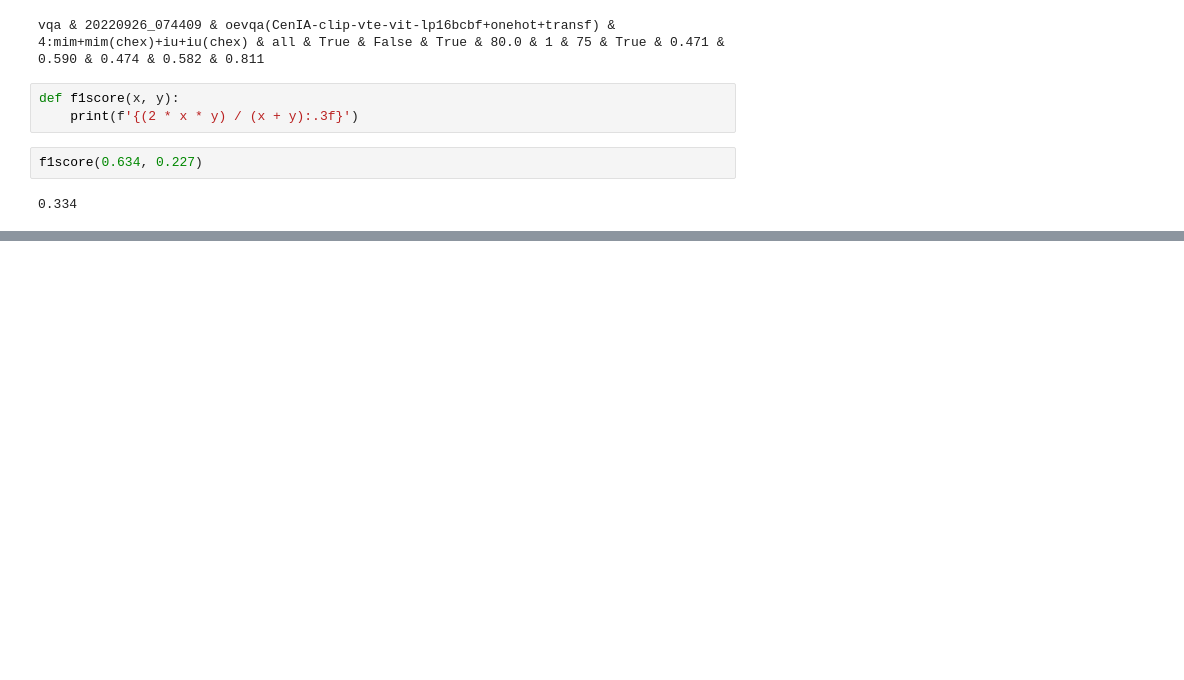
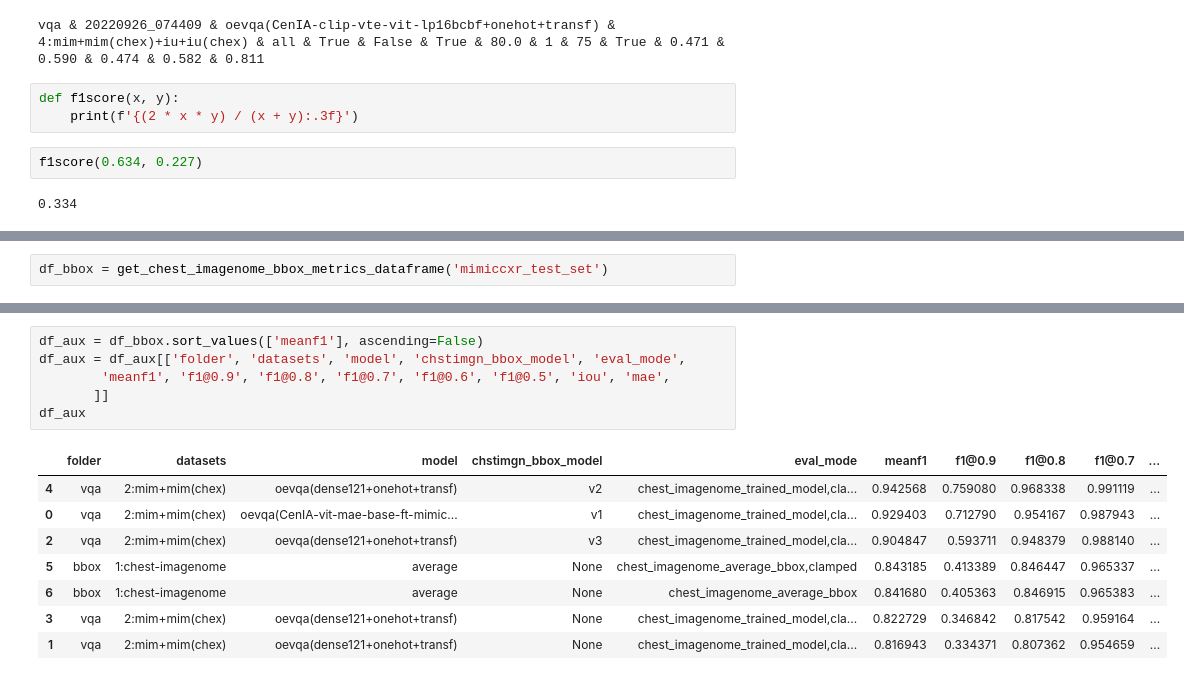
Before and after one commit to PabloMessina/MedVQA, a Jupyter notebook: medvqa/notebooks/Results Summary.ipynb, the cells around one changed output, grey strips where cells are left out. Cells and saved outputs as stored; diff of their text form; blank space fills up the shorter version.

```diff
--- a/medvqa/notebooks/Results Summary.ipynb
+++ b/medvqa/notebooks/Results Summary.ipynb
@@ -589,0 +594,2 @@ f1score(0.634, 0.227)
+# %%
+df_bbox = get_chest_imagenome_bbox_metrics_dataframe('mimiccxr_test_set')
@@ -589,0 +605,15 @@ f1score(0.634, 0.227)
+# %%
+df_aux = df_bbox.sort_values(['meanf1'], ascending=False)
+df_aux = df_aux[['folder', 'datasets', 'model', 'chstimgn_bbox_model', 'eval_mode',
+        'meanf1', 'f1@0.9', 'f1@0.8', 'f1@0.7', 'f1@0.6', 'f1@0.5', 'iou', 'mae',
+       ]]
+df_aux
+# %% [output]
+|  | folder | datasets | model | chstimgn_bbox_model | eval_mode | meanf1 | f1@0.9 | f1@0.8 | f1@0.7 | ... |
+| 4 | vqa | 2:mim+mim(chex) | oevqa(dense121+onehot+transf) | v2 | chest_imagenome_trained_model,cla... | 0.942568 | 0.759080 | 0.968338 | 0.991119 | ... |
+| 0 | vqa | 2:mim+mim(chex) | oevqa(CenIA-vit-mae-base-ft-mimic... | v1 | chest_imagenome_trained_model,cla... | 0.929403 | 0.712790 | 0.954167 | 0.987943 | ... |
+| 2 | vqa | 2:mim+mim(chex) | oevqa(dense121+onehot+transf) | v3 | chest_imagenome_trained_model,cla... | 0.904847 | 0.593711 | 0.948379 | 0.988140 | ... |
+| 5 | bbox | 1:chest-imagenome | average | None | chest_imagenome_average_bbox,clamped | 0.843185 | 0.413389 | 0.846447 | 0.965337 | ... |
+| 6 | bbox | 1:chest-imagenome | average | None | chest_imagenome_average_bbox | 0.841680 | 0.405363 | 0.846915 | 0.965383 | ... |
+| 3 | vqa | 2:mim+mim(chex) | oevqa(dense121+onehot+transf) | None | chest_imagenome_trained_model,cla... | 0.822729 | 0.346842 | 0.817542 | 0.959164 | ... |
+| 1 | vqa | 2:mim+mim(chex) | oevqa(dense121+onehot+transf) | None | chest_imagenome_trained_model,cla... | 0.816943 | 0.334371 | 0.807362 | 0.954659 | ... |
```
Also changed, not shown: parts of 7 cells of this notebook, 38 other files.
